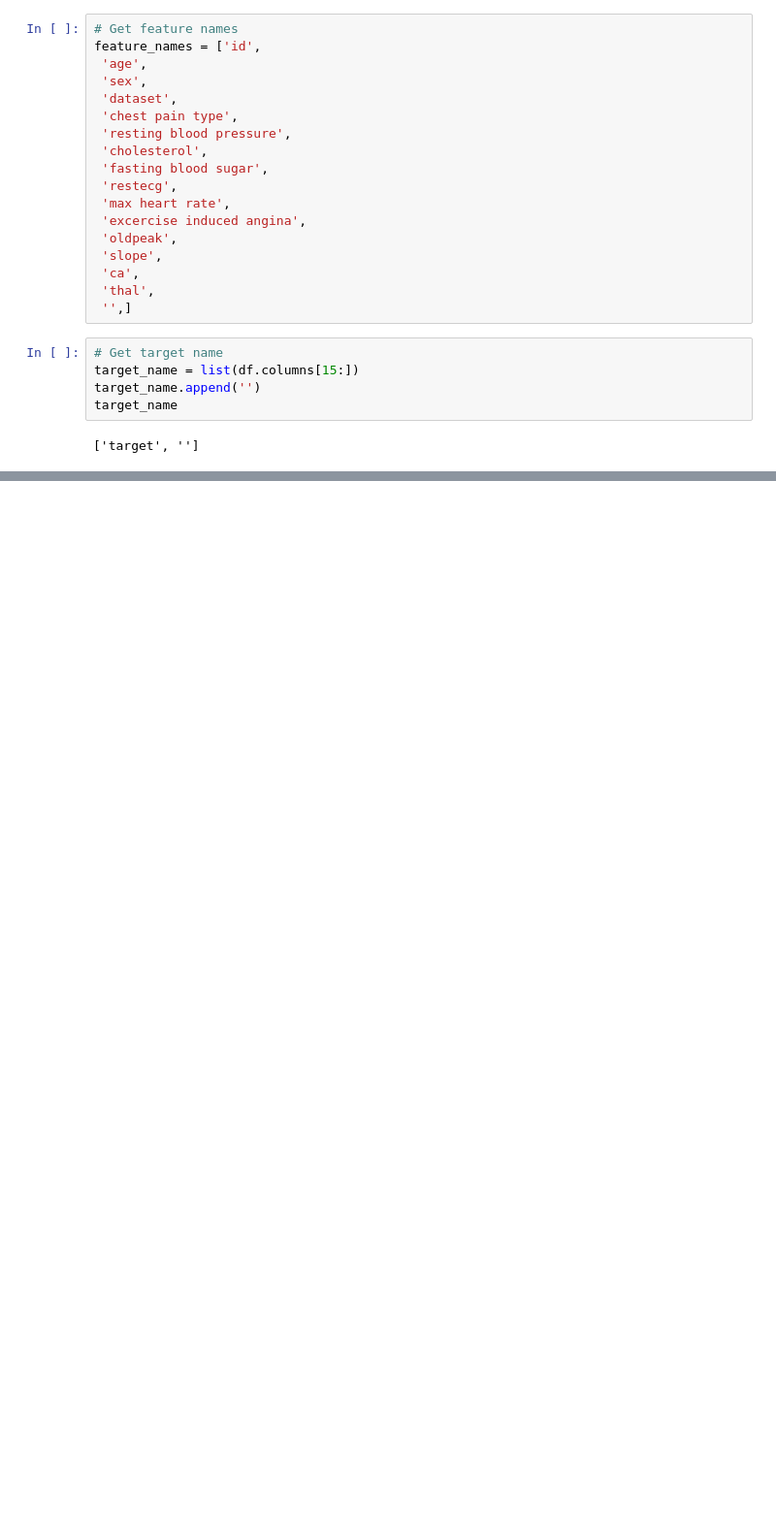
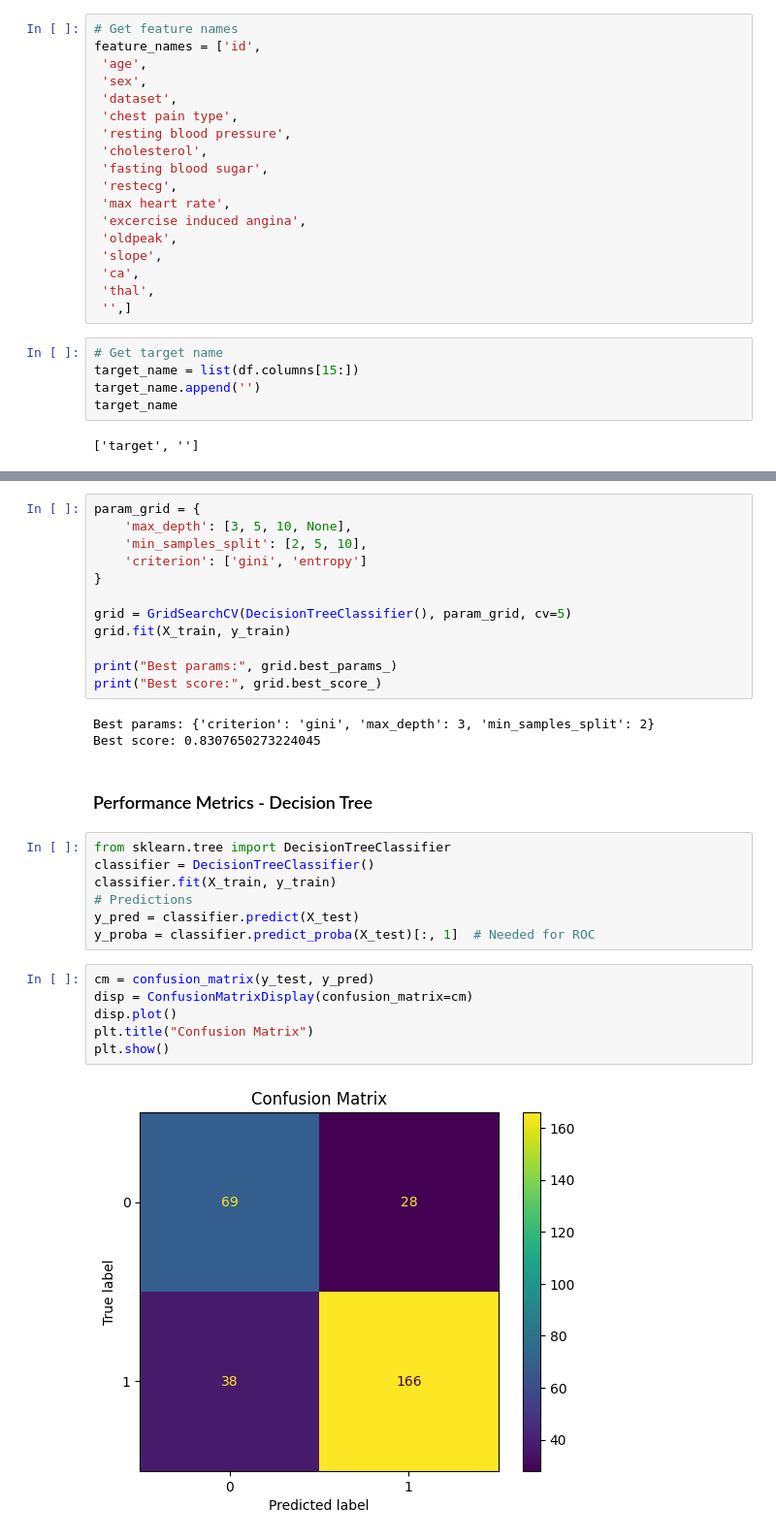
Before and after one commit to rutushah/Data-Driven-Insights-and-Predictive-Modeling, a Jupyter notebook: residency_deliverable1.ipynb, the cells around one changed output, grey strips where cells are left out. Shown at 97% size. Drawn from its saved outputs; the diff is of its cells as text; blank space fills up the shorter version.

```diff
--- a/residency_deliverable1.ipynb
+++ b/residency_deliverable1.ipynb
@@ -446,0 +525,32 @@ _ = tree.plot_tree(classifier,
+# %%
+param_grid = {
+    'max_depth': [3, 5, 10, None],
+    'min_samples_split': [2, 5, 10],
+    'criterion': ['gini', 'entropy']
+}
+
+grid = GridSearchCV(DecisionTreeClassifier(), param_grid, cv=5)
+grid.fit(X_train, y_train)
+
+print("Best params:", grid.best_params_)
+print("Best score:", grid.best_score_)
+# %% [output]
+Best params: {'criterion': 'gini', 'max_depth': 3, 'min_samples_split': 2}
+Best score: 0.8307650273224045
+# %% [markdown]
+### Performance Metrics - Decision Tree
+# %%
+from sklearn.tree import DecisionTreeClassifier
+classifier = DecisionTreeClassifier()
+classifier.fit(X_train, y_train)
+# Predictions
+y_pred = classifier.predict(X_test)
+y_proba = classifier.predict_proba(X_test)[:, 1]  # Needed for ROC
+# %%
+cm = confusion_matrix(y_test, y_pred)
+disp = ConfusionMatrixDisplay(confusion_matrix=cm)
+disp.plot()
+plt.title("Confusion Matrix")
+plt.show()
+# %% [output]
+[figure, added]
```
Also changed, not shown: parts of 23 cells of this notebook.
